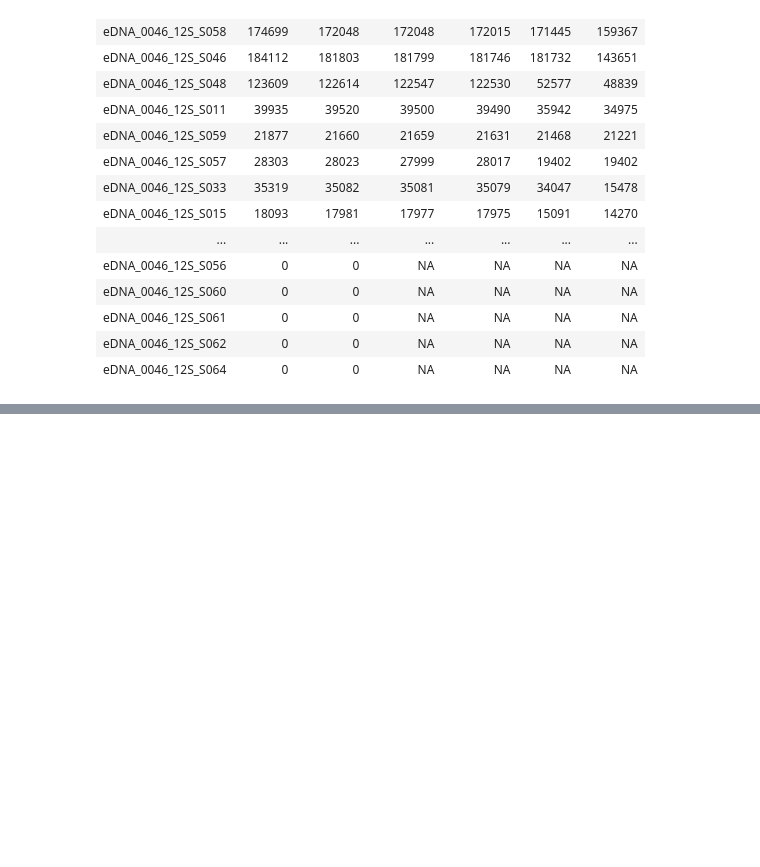
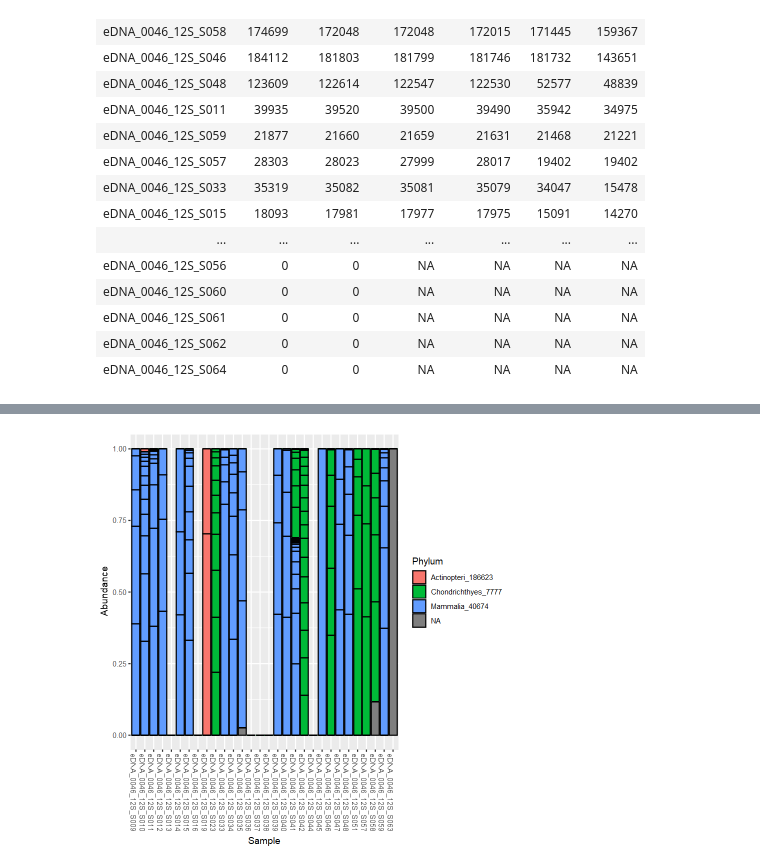
Before and after one commit to PiscatorX/Skunkworks, a Jupyter notebook: Shark_eDNA/DADA2_workflow.ipynb, the cells around one changed output, grey strips where cells are left out. Saved outputs shown, nothing was run; the diff lists cells and outputs as text; code cells hidden in the pictures; blank space fills up the shorter version.

```diff
--- a/Shark_eDNA/DADA2_workflow.ipynb
+++ b/Shark_eDNA/DADA2_workflow.ipynb
@@ -366,0 +496,6 @@ write.table(taxa, "12S_taxa_table.tsv", sep = "\t")
+# %%
+phyloseq_12S |>
+microbiome::transform('compositional') |>
+phyloseq::plot_bar(fill = "Phylum")
+# %% [output]
+[figure, added]
```
Also changed, not shown: parts of 22 cells of this notebook.
